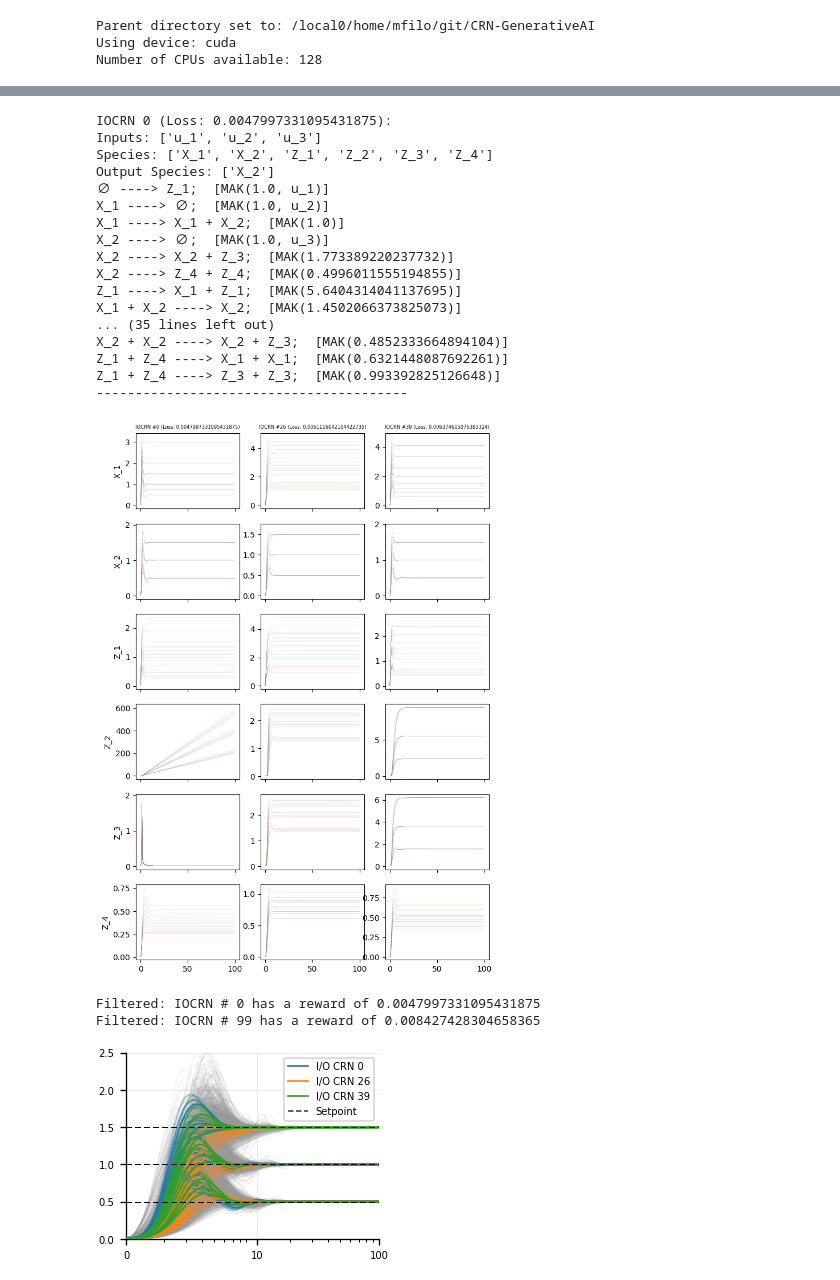
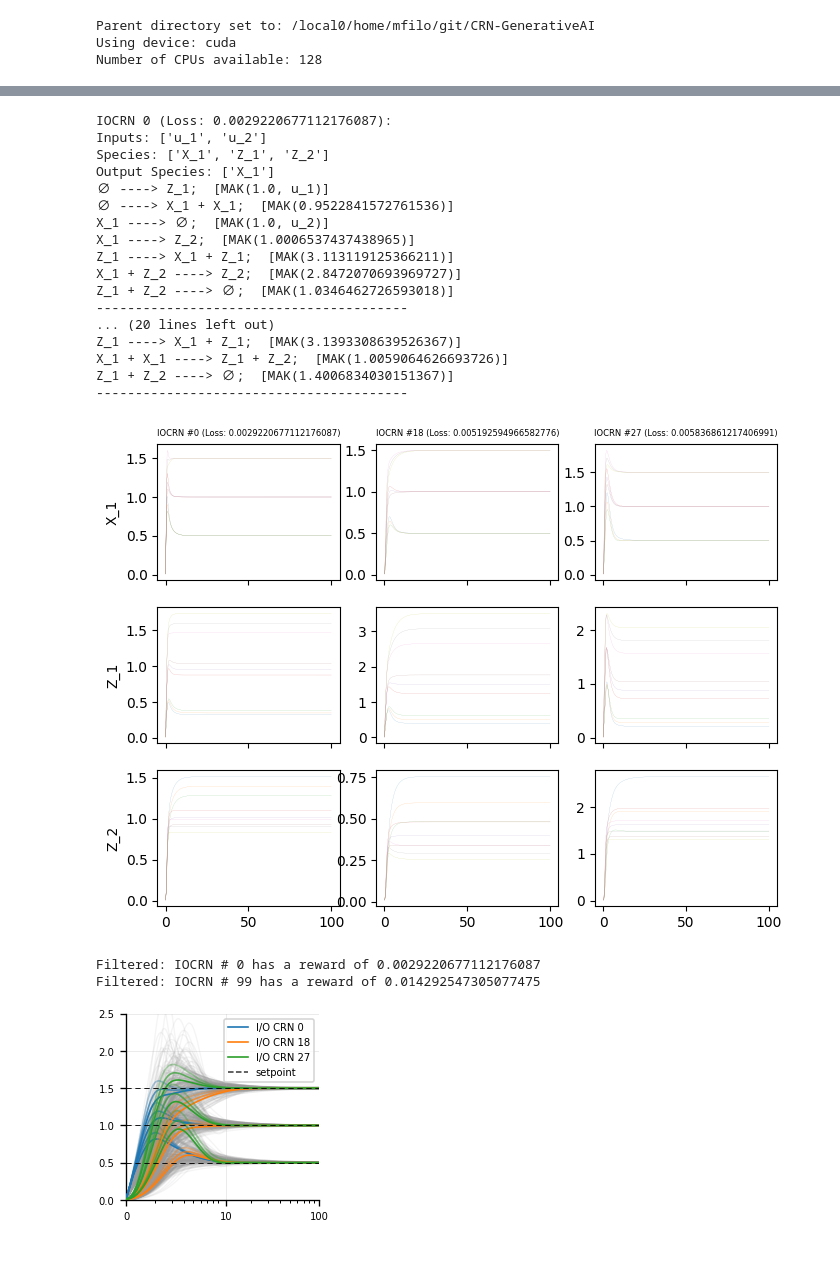
Before and after one commit to Maurice-Filo/GenAI-Net, a Jupyter notebook: apps_results_MAK_REINFORCE/RPA_3species_5rxns/plots/plot_results.ipynb, the cells around one changed output, grey strips where cells are left out. Cells and saved outputs as stored; diff of their text form; code cells hidden in the pictures; blank space fills up the shorter version.

```diff
--- a/apps_results_MAK_REINFORCE/RPA_3species_5rxns/plots/plot_results.ipynb
+++ b/apps_results_MAK_REINFORCE/RPA_3species_5rxns/plots/plot_results.ipynb
@@ -8,7 +8,7 @@ sys.path.append(parent_dir)
 print('Parent directory set to:', parent_dir)
 
 # Specify the target directory
-target_directory = '/local0/home/mfilo/git/CRN-GenerativeAI/apps_results_MAK_REINFORCE/RPA_6species_8rxns/'
+target_directory = '/local0/home/mfilo/git/CRN-GenerativeAI/apps_results_MAK_REINFORCE/RPA_3species_5rxns/'
 
 # Import general packages
 import torch
@@ -57,8 +57,8 @@ num_reactions_template = 2
 parallel_flag = True
 
 # Set number of inputs and species labels
-p = 3                                                   # Number of inputs
-species_labels = ['X_1', 'X_2', 'Z_1', 'Z_2', 'Z_3', 'Z_4']                 # Species labels
+p = 2                                                   # Number of inputs
+species_labels = ['X_1', 'Z_1', 'Z_2']                 #  Species labels
 mak_order = 2                                           # Maximum order of the mass-action reactions
 
 # Time horizon for the simulation
@@ -370,6 +370,6 @@ Dual Coloring: Face=Loss (Greyscale), Edge=Cluster (Rainbow) with Black Separato
 # %%
 # Select three IOCRNs to highlight their responses
-iocrn_indices_to_highlight = [0, 26, 39]
+iocrn_indices_to_highlight = [0, 18, 27]
 
 # 26, 39 : all species are used.
 
@@ -381,23 +381,23 @@ for idx in iocrn_indices_to_highlight:
     print(iocrn)
     print('-'*40)
 # %% [output]
-IOCRN 0 (Loss: 0.0047997331095431875):
-Inputs: ['u_1', 'u_2', 'u_3']
-Species: ['X_1', 'X_2', 'Z_1', 'Z_2', 'Z_3', 'Z_4']
-Output Species: ['X_2']
+IOCRN 0 (Loss: 0.0029220677112176087):
+Inputs: ['u_1', 'u_2']
+Species: ['X_1', 'Z_1', 'Z_2']
+Output Species: ['X_1']
 ∅ ----> Z_1;  [MAK(1.0, u_1)]
+∅ ----> X_1 + X_1;  [MAK(0.9522841572761536)]
 X_1 ----> ∅;  [MAK(1.0, u_2)]
-X_1 ----> X_1 + X_2;  [MAK(1.0)]
-X_2 ----> ∅;  [MAK(1.0, u_3)]
-X_2 ----> X_2 + Z_3;  [MAK(1.773389220237732)]
-X_2 ----> Z_4 + Z_4;  [MAK(0.4996011555194855)]
-Z_1 ----> X_1 + Z_1;  [MAK(5.6404314041137695)]
-X_1 + X_2 ----> X_2;  [MAK(1.4502066373825073)]
-... (35 lines left out)
-X_2 + X_2 ----> X_2 + Z_3;  [MAK(0.4852333664894104)]
-Z_1 + Z_4 ----> X_1 + X_1;  [MAK(0.6321448087692261)]
-Z_1 + Z_4 ----> Z_3 + Z_3;  [MAK(0.993392825126648)]
+X_1 ----> Z_2;  [MAK(1.0006537437438965)]
+Z_1 ----> X_1 + Z_1;  [MAK(3.113119125366211)]
+X_1 + Z_2 ----> Z_2;  [MAK(2.8472070693969727)]
+Z_1 + Z_2 ----> ∅;  [MAK(1.0346462726593018)]
 ----------------------------------------
+... (20 lines left out)
+Z_1 ----> X_1 + Z_1;  [MAK(3.1393308639526367)]
+X_1 + X_1 ----> Z_1 + Z_2;  [MAK(1.0059064626693726)]
+Z_1 + Z_2 ----> ∅;  [MAK(1.4006834030151367)]
+----------------------------------------
 # %%
 # Plot the responses (all species) of the following selected IOCRNs
 fig, ax = plt.subplots(len(species_labels), len(iocrn_indices_to_highlight), figsize=(8, 2*len(species_labels)), sharex=True)
@@ -416,7 +416,7 @@ for i in range(len(iocrn_indices_to_highlight)):
             except Exception:
                 continue
 # %% [output]
-[figure, old version]
+[figure, new version]
 # %%
 # Transient dynamics plot
 plt.rcParams.update({
@@ -434,7 +434,7 @@ plt.rcParams.update({
     "savefig.pad_inches": 0.02,
 })
 
-fig, ax = plt.subplots(figsize=(2.5, 1.85), constrained_layout=True)
+fig, ax = plt.subplots(figsize=(2.5*0.8, 1.85), constrained_layout=True)
 
 # --------- Plot all traces in light gray (topologically unique) ----------
 alpha_bg = 0.1     # transparency for background traces
@@ -489,37 +489,37 @@ ax.set_xlim(time_shift, t_f + time_shift)
 # 1) dashed setpoint lines from u_list[*][1]
 xmin, xmax = ax.get_xlim()
 for j in range(len(u_list)):
     sp = u_list[j][1]  # "entry one" (index 1)
     ax.hlines(
         y=sp, xmin=xmin, xmax=xmax,
         colors="k",
         linewidth=0.3,
         linestyle=(0, (10, 8)),  # (dash_length, gap_length) -> larger gap
         zorder=3
     )
 
 # 2) Legend for colored lines should not have alpha:
 #    use proxy artists with alpha=1 so legend is fully opaque.
 color_handles = [Line2D([0], [0], color=f"C{i}", lw=lw_hi, alpha=1.0) for i in range(len(iocrn_indices_to_highlight))]
 color_labels  = [f"I/O CRN {i}" for i in iocrn_indices_to_highlight]
 
 # Dashed Line for Setpoint
 setpoint_handle = Line2D([0], [0], color="0.2", lw=0.9, ls="--")
 handles = color_handles + [setpoint_handle]
-labels  = color_labels + ["Setpoint"]
+labels  = color_labels + ["setpoint"]
 
 ax.set_xticks(np.array([0, 10, 100]) + time_shift)
 ax.set_xticklabels(ax.get_xticks() - time_shift, rotation=0)
 
 ax.legend(handles=handles, labels=labels, frameon=True, loc="upper right", handlelength=2)
 plt.show()
 
 if save_figures_flag is True:
     fig.savefig(os.path.join(target_directory, 'plots', "RPA_3species_5rxns_transient_dynamics.pdf"))
 # %% [output]
-Filtered: IOCRN # 0 has a reward of 0.0047997331095431875
-Filtered: IOCRN # 99 has a reward of 0.008427428304658365
+Filtered: IOCRN # 0 has a reward of 0.0029220677112176087
+Filtered: IOCRN # 99 has a reward of 0.014292547305077475
-[figure, old version]
+[figure, new version]
 # %%
 # Reactant-Product Scatter Plot
 plot_dic = {
```
Also changed, not shown: parts of 8 cells of this notebook, 43 other files.
